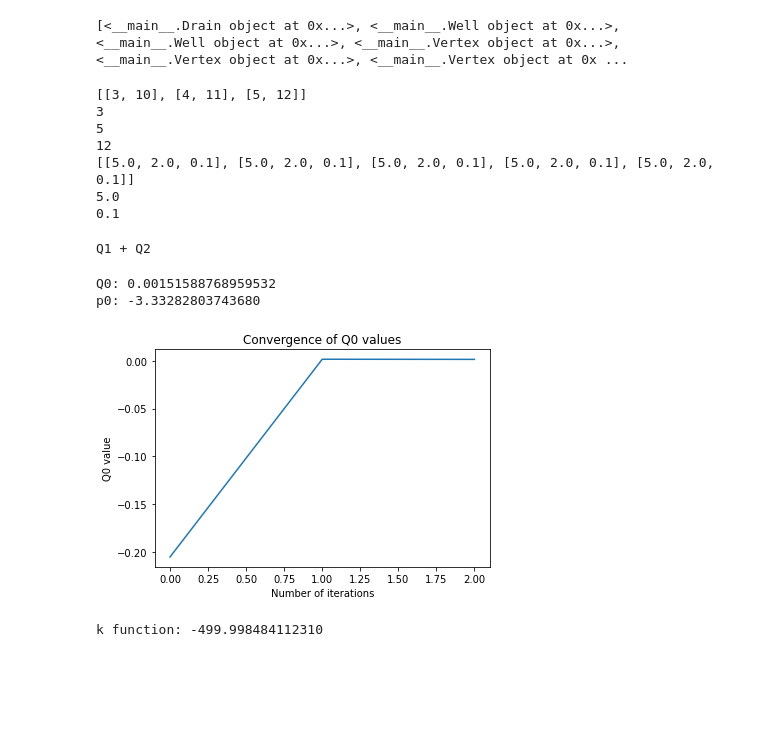
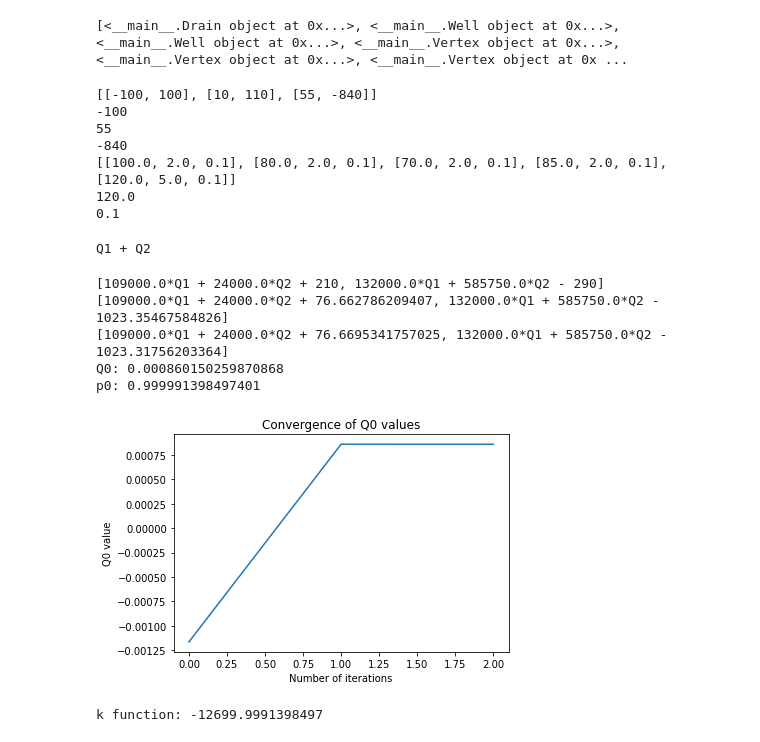
Before and after one commit to SteinVR/NTC_Oil_System, a Jupyter notebook: TestTask.ipynb, the cells around one changed output. Saved outputs shown, nothing was run; the diff lists cells and outputs as text; code cells hidden in the pictures; blank space fills up the shorter version.

```diff
--- a/TestTask.ipynb
+++ b/TestTask.ipynb
@@ -324,9 +324,12 @@ def create_graph(p_0, dw_parameters, edge_parameters):
             vert.update_Q()
     return wells, vertex, drain, edges, flow_rate, dw_parameters, edge_parameters
 
-dw_parameters = [[3, 10], [4, 11], [5, 12]]
-edge_parameters = [[5.0, 2.0, 0.1], [5.0, 2.0, 0.1], [5.0, 2.0, 0.1], [5.0, 2.0, 0.1], [5.0, 2.0, 0.1]]
-p_0 = 100
+# Тестовые параметры для тестового графа (на 2 скважины, 3 узла, 5 ребр)
+dw_parameters = [[-100, 100], [10, 110], [55, -840]] # [[alpha, const]]
+edge_parameters = [[100.0, 2.0, 0.1], [80.0, 2.0, 0.1], [70.0, 2.0, 0.1], [85.0, 2.0, 0.1], [120.0, 5.0, 0.1]] #[[length, diametr, roughness]]
+p_0 = 10
+
+# Создание графа
 wells, vertex, drain, edges, flow_rate, dw_parameters, edge_parameters = create_graph(p_0, dw_parameters, edge_parameters)
 # %% [output]
 [<__main__.Drain object at 0x...>, <__main__.Well object at 0x...>, <__main__.Well object at 0x...>, <__main__.Vertex object at 0x...>, <__main__.Vertex object at 0x...>, <__main__.Vertex object at 0x ...
@@ -339,12 +342,12 @@ print(edge_parameters)
 print(edges[-1].length)
 print(edges[0].roughness)
 # %% [output]
-[[3, 10], [4, 11], [5, 12]]
-3
-5
-12
-[[5.0, 2.0, 0.1], [5.0, 2.0, 0.1], [5.0, 2.0, 0.1], [5.0, 2.0, 0.1], [5.0, 2.0, 0.1]]
-5.0
+[[-100, 100], [10, 110], [55, -840]]
+-100
+55
+-840
+[[100.0, 2.0, 0.1], [80.0, 2.0, 0.1], [70.0, 2.0, 0.1], [85.0, 2.0, 0.1], [120.0, 5.0, 0.1]]
+120.0
 0.1
 # %%
 
@@ -379,7 +382,7 @@ p0 = drain[0].p_0
 
 # Нахождение уравнений от-но дебитов каждой скважины
 def find_Q_well(p0):
-    p0 = p0
+
     Q_well = []
     for well in range(len(wells)):
         Q_well.append(wells[well].alpha * (p0 + sum(edge.pressure_loss for edge in pipes_from_wells_to_drain[well])) + wells[well].const)
@@ -389,8 +392,10 @@ def find_Q_drain(drain, p0):
 
     alpha = drain[0].alpha
     const = drain[0].const
-    p0 = p0
+
     Q_well = find_Q_well(p0)
+    print(Q_well)
+
     flow_rate = symbols(['Q{}'.format(i+1) for i in range(len(Q_well))])
 
     # Решение системы уравнений от-но Q скважин
@@ -402,7 +407,7 @@ def find_Q_drain(drain, p0):
 
     # Нахождение нового p0
     p0 = (Q0-const)/alpha
-    return Q0, p0
+    return Q0, p0, Q_well
 # %%
 Q0_prev = drain[0].Q_0
 eps = 0.001
@@ -415,37 +420,40 @@ max_iterations = 100
 
 i = 0
 while i < max_iterations:
-    Q0, p0 = find_Q_drain(drain, p0)
+    Q0, p0, Q_well = find_Q_drain(drain, p0)
     iterations.append(i)
     Q0_values.append(Q0)
     if abs(Q0 - Q0_prev) < eps:
         break
 
     Q0_prev = Q0
 
     # Нахождение нового p0
     p0 = (Q0-const)/alpha
     i += 1
 
 print("Q0:", Q0)
 print("p0:", p0)
 
 plt.plot(iterations, Q0_values)
 plt.xlabel('Number of iterations')
 plt.ylabel('Q0 value')
 plt.title('Convergence of Q0 values')
 plt.show()
 
 
 # Нахождение целевой функции
 def find_k():
     k = Q0 - sum(edge.length * edge.diameter/edge.roughness for edge in edges)
     return k
 
 k = find_k()
 print("k function:", k)
 # %% [output]
-Q0: 0.00151588768959532
-p0: -3.33282803743680
+[109000.0*Q1 + 24000.0*Q2 + 210, 132000.0*Q1 + 585750.0*Q2 - 290]
+[109000.0*Q1 + 24000.0*Q2 + 76.662786209407, 132000.0*Q1 + 585750.0*Q2 - 1023.35467584826]
+[109000.0*Q1 + 24000.0*Q2 + 76.6695341757025, 132000.0*Q1 + 585750.0*Q2 - 1023.31756203364]
+Q0: 0.000860150259870868
+p0: 0.999991398497401
-[figure, old version]
+[figure, new version]
-k function: -499.998484112310
+k function: -12699.9991398497
```
Also changed, not shown: parts of 1 cell of this notebook.
